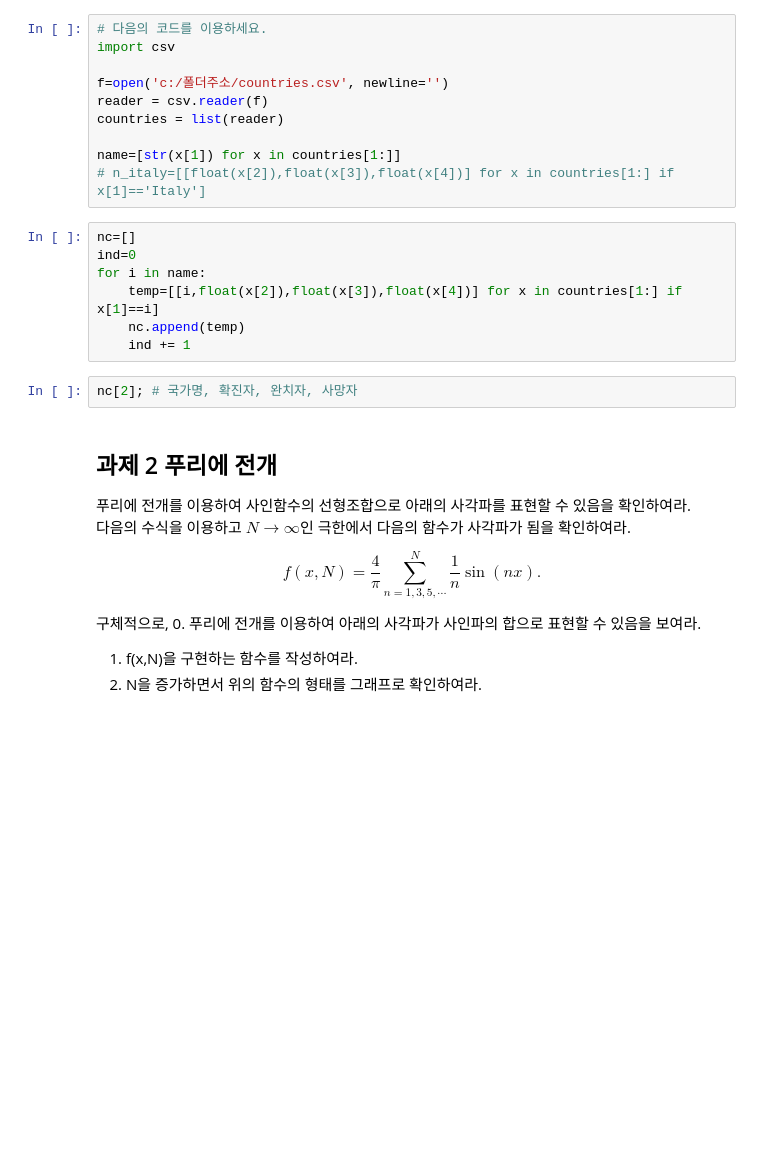
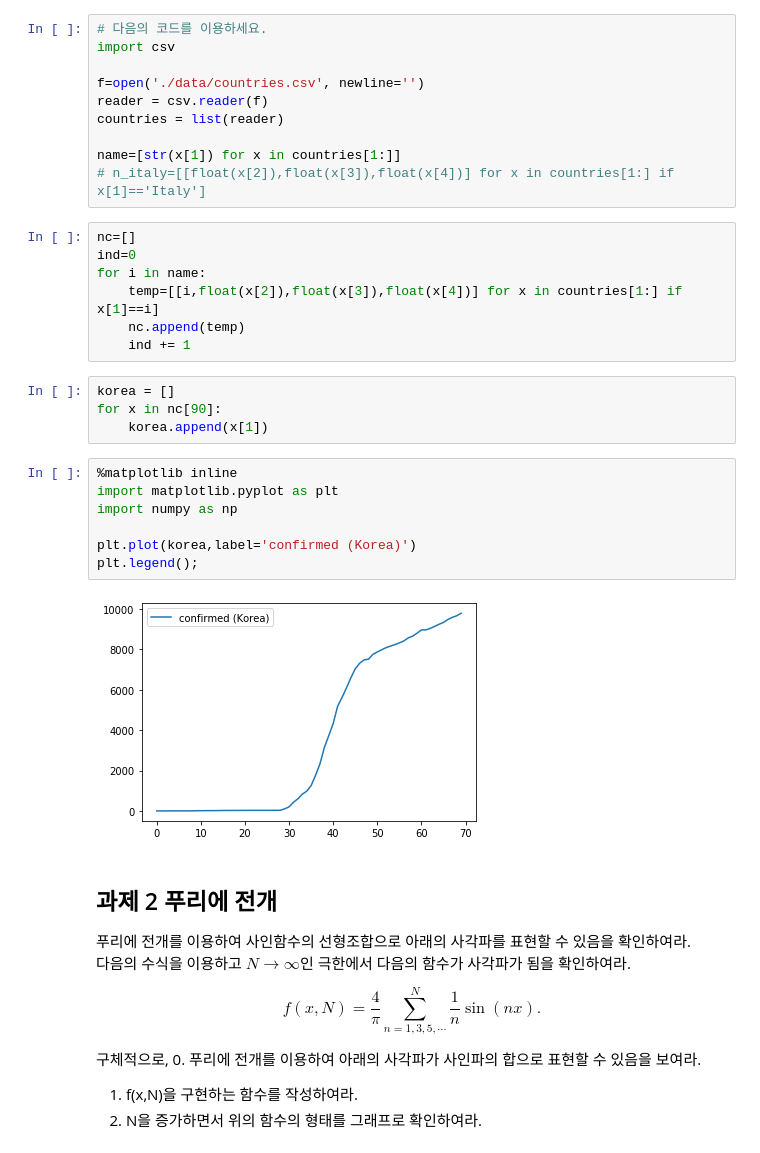
Before and after one commit to bjmin/bmin_comphys, a Jupyter notebook: as/assignment2.ipynb, the cells around one changed output. Drawn from its saved outputs; the diff is of its cells as text; blank space fills up the shorter version.

```diff
--- a/as/assignment2.ipynb
+++ b/as/assignment2.ipynb
@@ -6,7 +6,7 @@
 # 다음의 코드를 이용하세요.
 import csv
 
-f=open('c:/폴더주소/countries.csv', newline='')
+f=open('./data/countries.csv', newline='')
 reader = csv.reader(f)
 countries = list(reader)
 
@@ -19,8 +19,19 @@ for i in name:
     temp=[[i,float(x[2]),float(x[3]),float(x[4])] for x in countries[1:] if x[1]==i]
     nc.append(temp)
     ind += 1
-# %%
-nc[2]; # 국가명, 확진자, 완치자, 사망자
+# %%
+korea = []
+for x in nc[90]:
+    korea.append(x[1])
+# %%
+%matplotlib inline
+import matplotlib.pyplot as plt
+import numpy as np
+
+plt.plot(korea,label='confirmed (Korea)')
+plt.legend();
+# %% [output]
+[figure, added]
 # %% [markdown]
 ## 과제 2 푸리에 전개
 푸리에 전개를 이용하여 사인함수의 선형조합으로 아래의 사각파를 표현할 수 있음을 확인하여라.
```
Also changed, not shown: parts of 1 cell of this notebook.
